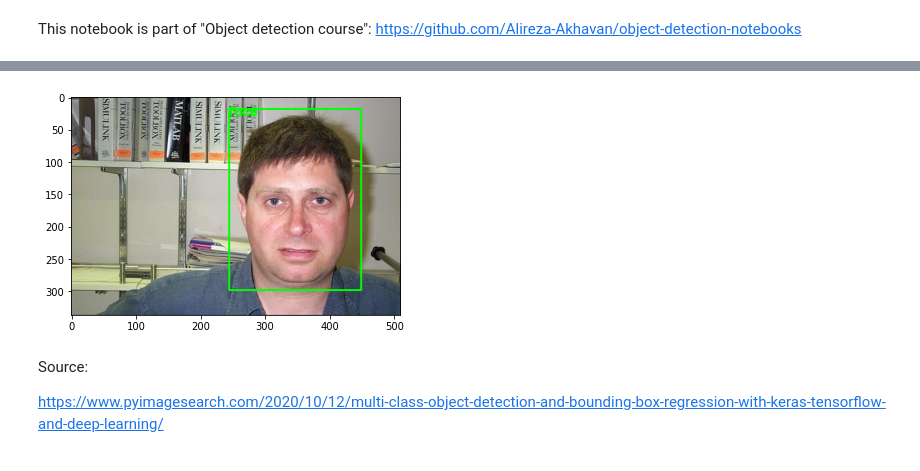
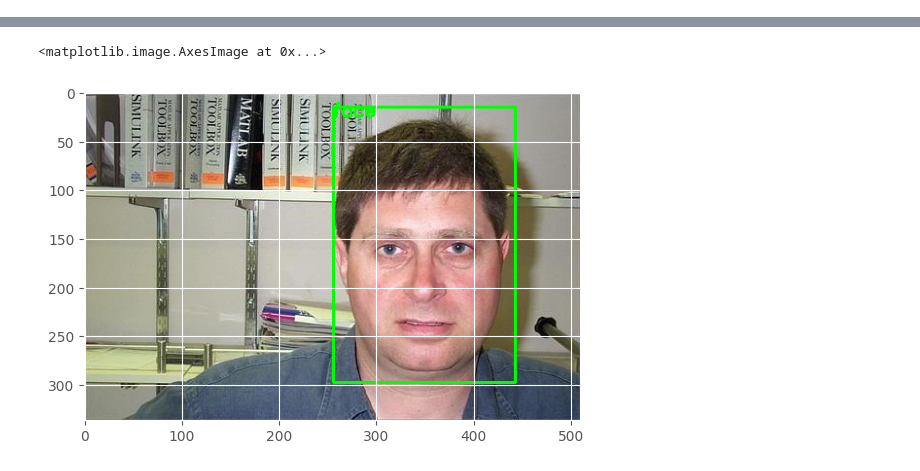
Before and after one commit to Alireza-Akhavan/deeplearning-tensorflow2-notebooks, a Jupyter notebook: 25-object-classification-and-localization-inference.ipynb, the cells around one changed output, grey strips where cells are left out. Cells and saved outputs as stored; diff of their text form; code cells hidden in the pictures.

```diff
--- a/25-object-classification-and-localization-inference.ipynb
+++ b/25-object-classification-and-localization-inference.ipynb
@@ -1,6 +1,3 @@
-# %% [markdown]
-This notebook is part of "Object detection course":
-    https://github.com/Alireza-Akhavan/object-detection-notebooks
 # %%
 from tensorflow.keras.preprocessing.image import img_to_array
 from tensorflow.keras.preprocessing.image import load_img
@@ -13,7 +10,7 @@ import os
 import matplotlib.pyplot as plt
 %matplotlib inline
 # %%
-model = load_model('3.h5')
+model = load_model('localize.keras')
 lb = pickle.loads(open('lb3.pickle', "rb").read())
 # %%
 def inference(imagePath):
@@ -51,8 +48,8 @@ def draw_bbox(img, boxPreds, labelPreds):
 
     return image
 # %%
-imagePath='./dataset2/images/face/image_0001.jpg'
-#imagePath='./dataset2/images/motorcycle/image_0005.jpg'
+imagePath='/content/object-detection-notebooks/dataset2/images/face/image_0001.jpg'
+#imagePath='/content/object-detection-notebooks/dataset2/images/motorcycle/image_0005.jpg'
 image = plt.imread(imagePath)
 (boxPreds, labelPreds) = inference(imagePath)
 image_with_bbox = draw_bbox(image, boxPreds, labelPreds)
@@ -62,5 +59,2 @@ plt.imshow(image_with_bbox)
+<matplotlib.image.AxesImage at 0x...>
-[figure, old version]
+[figure, new version]
-# %% [markdown]
-Source:
-
-https://www.pyimagesearch.com/2020/10/12/multi-class-object-detection-and-bounding-box-regression-with-keras-tensorflow-and-deep-learning/
```
Also changed, not shown: parts of 2 cells of this notebook.
